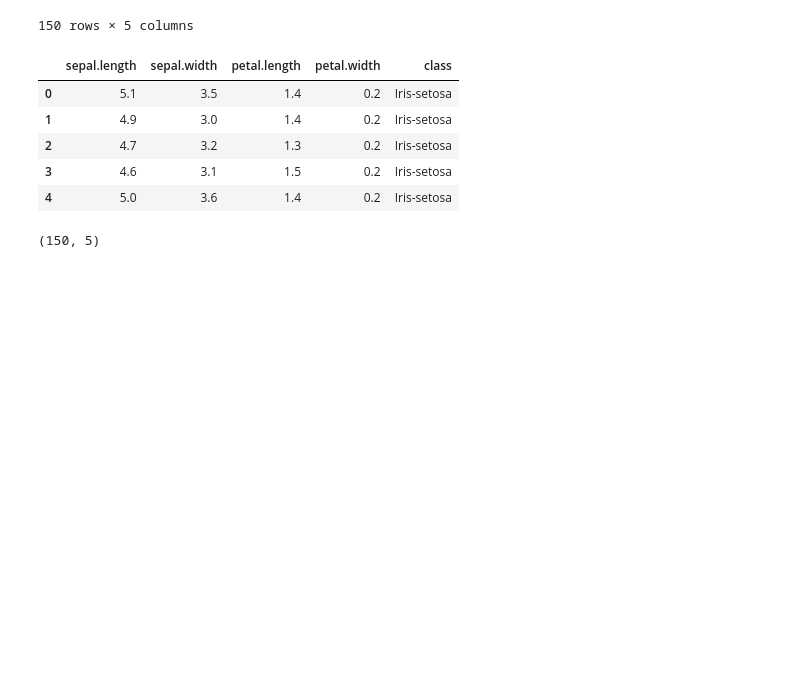
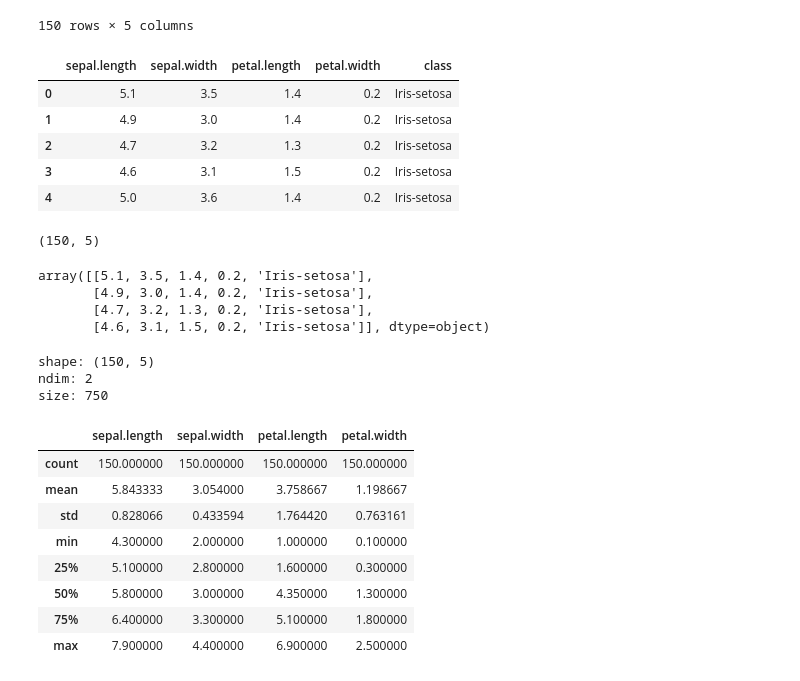
Before and after one commit to Hyunfor/2023_HNU_PythonClass, a Jupyter notebook: 23_05_02_~_데이터사이언스_파이썬_수업_9(8장)_~_10_(_9장_완,_10장_진행,_11장_진행).ipynb, the cells around one changed output. Drawn from its saved outputs; the diff is of its cells as text; code cells hidden in the pictures; blank space fills up the shorter version.

```diff
--- a/23_05_02_~_데이터사이언스_파이썬_수업_9(8장)_~_10_(_9장_완,_10장_진행,_11장_진행).ipynb
+++ b/23_05_02_~_데이터사이언스_파이썬_수업_9(8장)_~_10_(_9장_완,_10장_진행,_11장_진행).ipynb
@@ -592,0 +594,30 @@ iris_df.shape
+# %%
+iris_mat[:4,:]
+# %% [output]
+array([[5.1, 3.5, 1.4, 0.2, 'Iris-setosa'],
+       [4.9, 3.0, 1.4, 0.2, 'Iris-setosa'],
+       [4.7, 3.2, 1.3, 0.2, 'Iris-setosa'],
+       [4.6, 3.1, 1.5, 0.2, 'Iris-setosa']], dtype=object)
+# %%
+print("shape:", iris_mat.shape)
+print("ndim:", iris_mat.ndim)
+print("size:", iris_mat.size)
+# %% [output]
+shape: (150, 5)
+ndim: 2
+size: 750
+# %%
+# 수치형 자료에 대한 주요 통계치를 요약해주는 함수
+# describe
+# 데이터 분석 초기 단계에서 , 탐색적 분석 방법으로 사용
+iris_df.describe()
+# %% [output]
+|  | sepal.length | sepal.width | petal.length | petal.width |
+| count | 150.000000 | 150.000000 | 150.000000 | 150.000000 |
+| mean | 5.843333 | 3.054000 | 3.758667 | 1.198667 |
+| std | 0.828066 | 0.433594 | 1.764420 | 0.763161 |
+| min | 4.300000 | 2.000000 | 1.000000 | 0.100000 |
+| 25% | 5.100000 | 2.800000 | 1.600000 | 0.300000 |
+| 50% | 5.800000 | 3.000000 | 4.350000 | 1.300000 |
+| 75% | 6.400000 | 3.300000 | 5.100000 | 1.800000 |
+| max | 7.900000 | 4.400000 | 6.900000 | 2.500000 |
```
Also changed, not shown: parts of 2 cells of this notebook.
